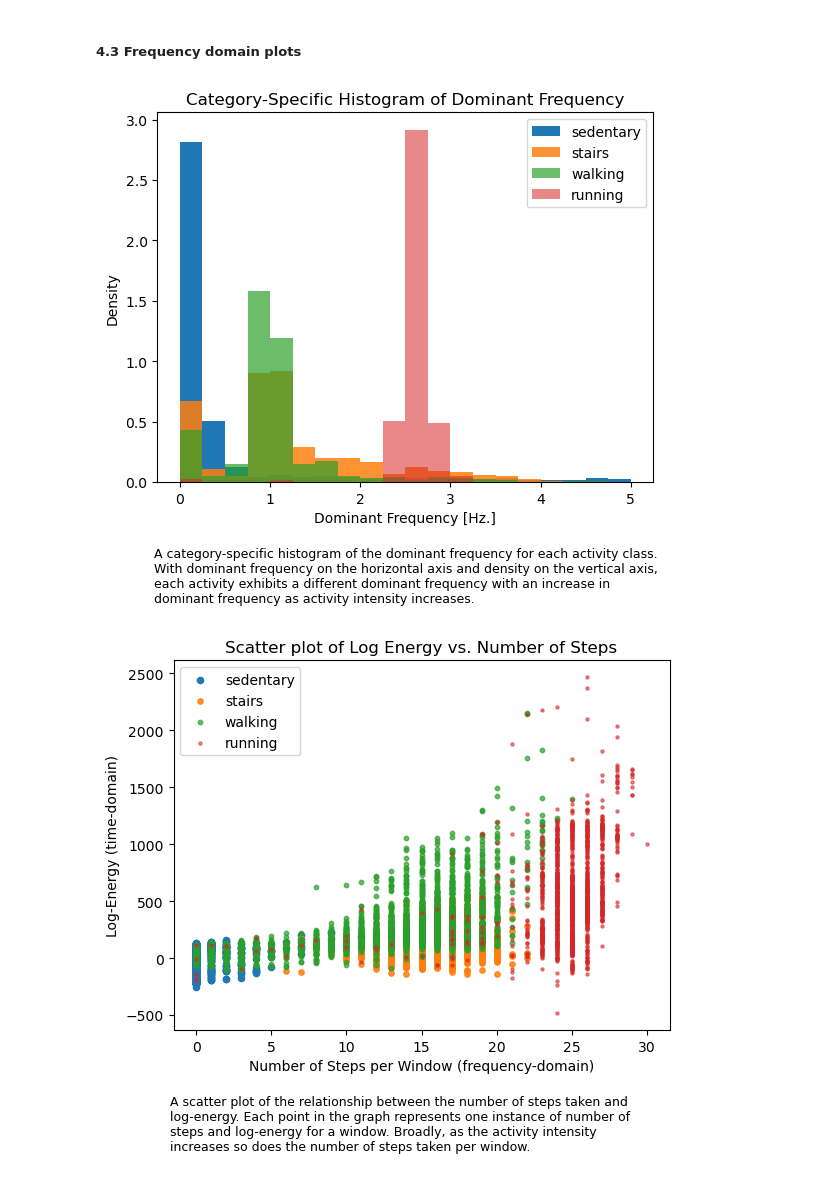
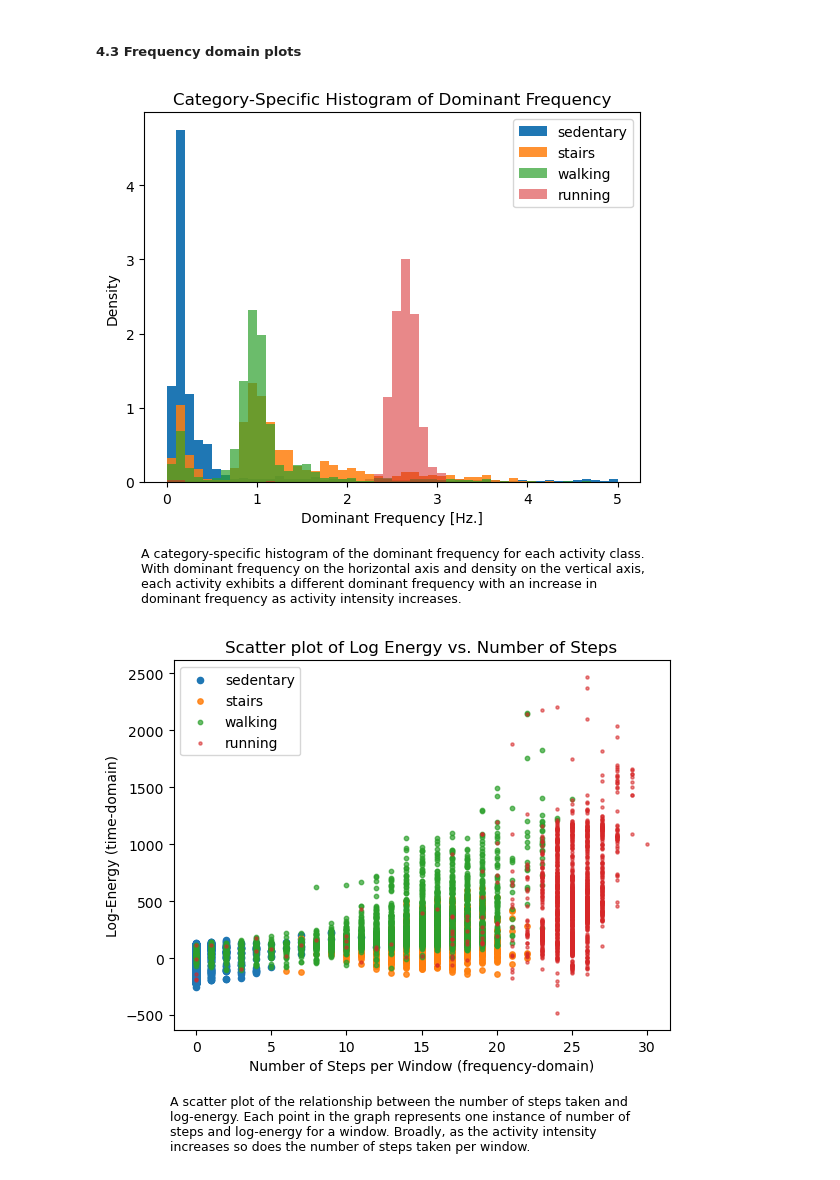
Before and after one commit to raichandanisagar/human-activity-recognition, a Jupyter notebook: src/build_train_test.ipynb, the cells around one changed output. Drawn from its saved outputs; the diff is of its cells as text; code cells hidden in the pictures.

```diff
--- a/src/build_train_test.ipynb
+++ b/src/build_train_test.ipynb
@@ -93,13 +94,16 @@ def build_dataset(data_store='../data'):
     return person_data
 
 
-person_data = build_dataset()
+# person_data = build_dataset()
 # store as a pickle file for easy access later
-with open('../data/wrist_dump.pkl', 'wb+') as f:
-    pickle.dump(person_data, f)
+# with open('../data/wrist_dump.pkl', 'wb+') as f:
+#     pickle.dump(person_data, f)
 # %% [markdown]
 ### 2. Build time windows with window length = 10 secs
 # %%
+with open('../data/wrist_dump.pkl','rb') as f:
+    person_data = pickle.load(f)
+
 # define L1 classification labels
 _label_map = {'standing': 'sedentary', 'sitting': 'sedentary', 'lying': 'sedentary', 'jogging': 'running',
               'walk_slow': 'walking', 'walk_mod': 'walking', 'walk_fast': 'walking', 'upstairs': 'stairs',
@@ -262,8 +320,7 @@ time_domain_df.head()
 def build_freq_domain_features(time_windows):
     """Build set of frequency domain features for each time window. Returns reduced dataframe"""
 
-    def fd_dominant_freq(x, t):
-        """Returns the dominant frequency of x in Hz."""
+    def run_fft(x, t):
         n = x.size
         dt = t / n
         df = 1 / t
@@ -276,6 +333,11 @@ def build_freq_domain_features(time_windows):
         else:
             eff_size = int((n + 1) / 2)
 
+        return (X,freqs,eff_size)
+
+    def fd_dominant_freq(x, t):
+        """Returns the dominant frequency of x in Hz."""
+        X,freqs,eff_size = run_fft(x, t)
         idx = np.argmax(np.abs(X[1:eff_size]))
         freq = freqs[1:eff_size][idx]
         return freq
@@ -303,7 +365,15 @@ def build_freq_domain_features(time_windows):
         steps = len(peaks)
         return steps
 
-    freq_domain_func = [fd_dominant_freq, fd_step_counter, fd_spectral_entropy]
+
+    def fd_spectral_centroid(x, t):
+        """Returns the spectral centroid of a signal"""
+
+        X,freqs,eff_size = run_fft(x, t)
+        return np.sum(np.abs(X[1:eff_size])*freqs[1:eff_size])/np.sum(np.abs(X[1:eff_size]))
+
+
+    freq_domain_func = [fd_dominant_freq, fd_step_counter, fd_spectral_entropy, fd_spectral_centroid]
     freq_domain_col = ['epoch_start', 'epoch_end', 'user', 'class']
 
     for func in freq_domain_func:
@@ -321,7 +391,7 @@ def build_freq_domain_features(time_windows):
             signal_secs = (twdf['epoch'].max() - twdf['epoch'].min()) / 1000
 
             for func in freq_domain_func:
-                if func in [fd_dominant_freq]:
+                if func in [fd_dominant_freq, fd_spectral_centroid]:
                     twdf_features.extend([func(twdf['x'].values, signal_secs), func(twdf['y'].values, signal_secs),
                                           func(twdf['z'].values, signal_secs), func(twdf['m'].values, signal_secs)])
                 else:
@@ -493,27 +563,27 @@ build_grouped_boxplots(df=time_domain_df, group_feature='class', agg_feature='td
 # %%
 cat_hist_df = freq_domain_df.sort_values(['class'],key= lambda x: x.map(class_custom_order))
 classes = cat_hist_df['class'].unique()
 
 for i,c in enumerate(classes):
     plt.hist(cat_hist_df[cat_hist_df['class']==c]['fd_dominant_freq_x'], alpha=1-i*0.15, label=c,
-             density=True, bins=20, range=(0,5))
+             density=True, bins=50, range=(0,5))
 plt.title('Category-Specific Histogram of Dominant Frequency')
 plt.xlabel('Dominant Frequency [Hz.]')
 plt.ylabel('Density')
 plt.legend()
 
 caption_text = r"""A category-specific histogram of the dominant frequency for each activity class.
 With dominant frequency on the horizontal axis and density on the vertical axis,
 each activity exhibits a different dominant frequency with an increase in
 dominant frequency as activity intensity increases."""
 
 plt.figtext(0.12, -0.14, caption_text, wrap=False, horizontalalignment='left',
             fontsize=9)
 
 file_name = 'cat-hist-dominant-freq.png'
 plt.savefig(os.path.join('../figures', file_name), dpi=300, bbox_inches="tight")
 # %% [output]
-[figure, old version]
+[figure, new version]
 # %%
 label_color_map = build_label_color_map(class_labels = time_freq_domain_df['class'].unique().tolist())
 
```
Also changed, not shown: parts of 2 cells of this notebook, 15 other files.
